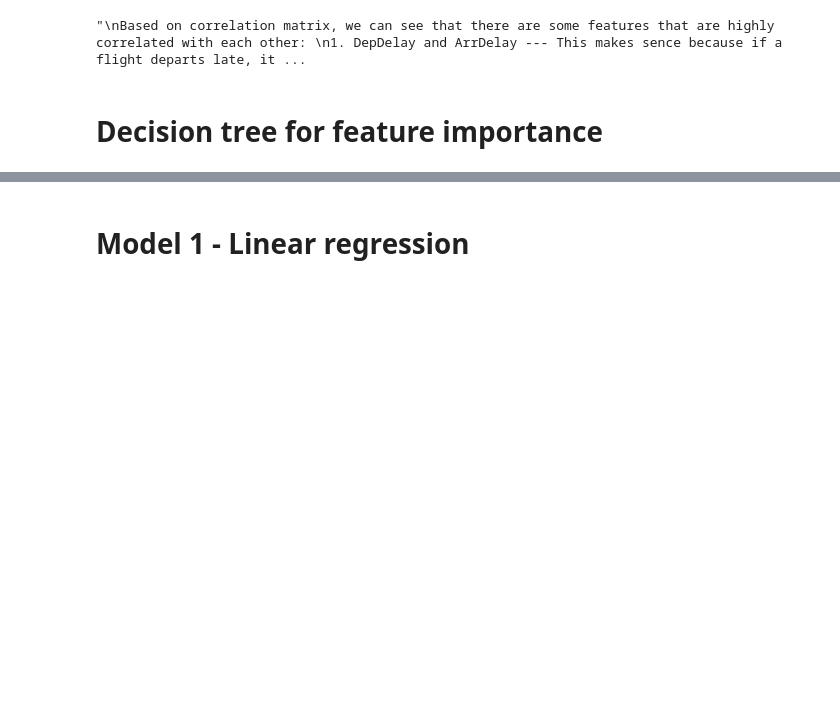
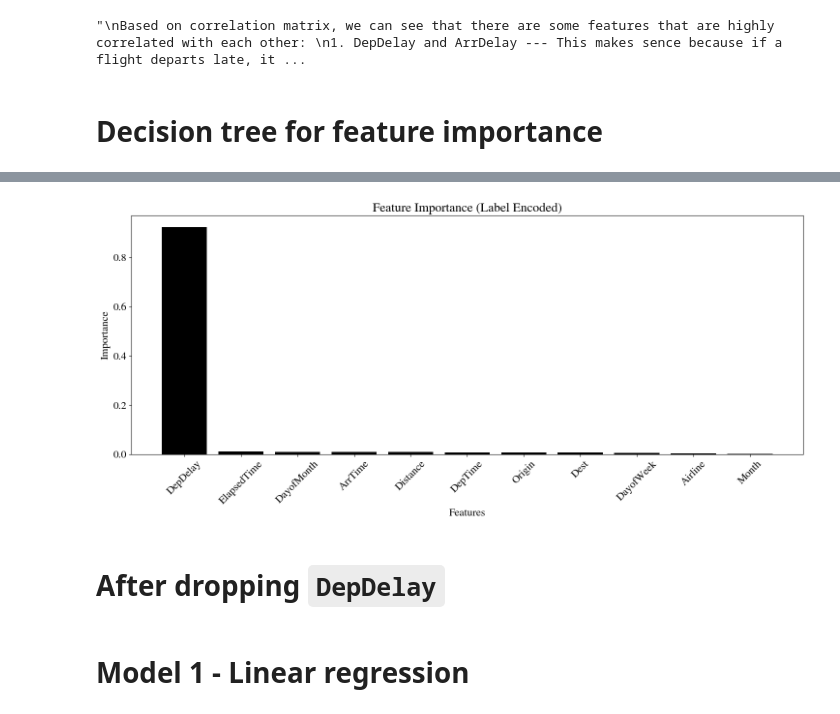
Before and after one commit to Cindyhui22/CS412_project, a Jupyter notebook: CS412_project.ipynb, the cells around one changed output, grey strips where cells are left out. Cells and saved outputs as stored; diff of their text form; code cells hidden in the pictures; blank space fills up the shorter version.

```diff
--- a/CS412_project.ipynb
+++ b/CS412_project.ipynb
@@ -19,8 +19,11 @@ df = pd.read_csv('Combined_Flights_2018.csv', usecols=['Origin', 'Dest', 'Cancel
 # drop cancelled flights
 df_col = df.loc[df['Cancelled'] == False]
 df_col = df_col.drop('Cancelled', axis=1)
+# copy the dataset
+df_raw = df_col.copy()
 # simplify column names
 df_col.rename(columns = {'CRSDepTime': 'DepTime', 'CRSElapsedTime': 'ElapsedTime','DayOfWeek': 'DayofWeek', 'IATA_Code_Operating_Airline': 'Airline', 'CRSArrTime': 'ArrTime', 'ArrivalDelayGroups':'ArrGroup'}, inplace = True)
+df_raw.rename(columns = {'CRSDepTime': 'DepTime', 'CRSElapsedTime': 'ElapsedTime','DayOfWeek': 'DayofWeek', 'IATA_Code_Operating_Airline': 'Airline', 'CRSArrTime': 'ArrTime', 'ArrivalDelayGroups':'ArrGroup'}, inplace = True)
 # Drop one level of one-hot encoded columns to avoid multicollinearity
 origin = pd.get_dummies(df_col['Origin'], prefix='origin', drop_first=True)
 dest = pd.get_dummies(df_col['Dest'], prefix='dest', drop_first=True)
@@ -56,8 +59,10 @@ This is to avoid data leakage.
 
 # Drop rows with NaN values
 df_new.dropna(inplace=True)
+df_raw.dropna(inplace=True)
 
 print(df.columns, df.shape)
+print(df_raw.columns, df_raw.shape)
 print(df_new.columns, df_new.shape)
 # %% [output]
 Index(['Origin', 'Dest', 'Cancelled', 'CRSDepTime', 'DepDelay',
@@ -330,0 +394,50 @@ Now, before building the regression model, we are going to do feature selection
+# %%
+### Label Encoding for Categorical Features
+from sklearn.preprocessing import LabelEncoder
+
+# Create a copy of the original dataframe
+df_label_encoded = df_raw.copy()
+
+# Initialize a label encoder and apply it to the copy
+label_encoders = {}
+
+for col in ['Origin', 'Dest', 'Month', 'DayofMonth', 'DayofWeek', 'Airline']:
+    le = LabelEncoder()
+    df_label_encoded[col] = le.fit_transform(df_label_encoded[col])
+    label_encoders[col] = le
+
+# Use the label-encoded copy to define X and y
+X = df_label_encoded.drop(columns=['ArrDelay', 'ArrGroup'])
+y = df_label_encoded['ArrDelay']
+
+from sklearn.tree import DecisionTreeRegressor
+import matplotlib.pyplot as plt
+# Use the label-encoded data for training
+X_train_data = X
+y_train_data = y.ravel()
+
+# Training the Decision Tree Regressor
+dt = DecisionTreeRegressor(random_state=42)
+dt.fit(X_train_data, y_train_data)
+
+# Get the feature importances
+importances = dt.feature_importances_
+
+# Pair up the features and their corresponding importances
+features = X_train_data.columns
+feature_importance_pairs = list(zip(features, importances))
+
+# Sort the feature importance pairs
+sorted_importances = sorted(feature_importance_pairs, key=lambda x: x[1], reverse=True)
+
+# Plotting the feature importances
+plt.figure(figsize=(15,7))
+plt.bar(*zip(*sorted_importances), color='k')
+plt.title("Feature Importance (Label Encoded)")
+plt.xlabel("Features")
+plt.ylabel("Importance")
+plt.xticks(rotation=45)
+plt.tight_layout()
+plt.show()
+# %% [output]
+[figure, added]
@@ -331,3 +452,5 @@ Now, before building the regression model, we are going to do feature selection
+# %% [markdown]
+# After dropping `DepDelay`
 # %% [markdown]
 # Model 1 - Linear regression
 # %%
```
Also changed, not shown: parts of 3 cells of this notebook.
